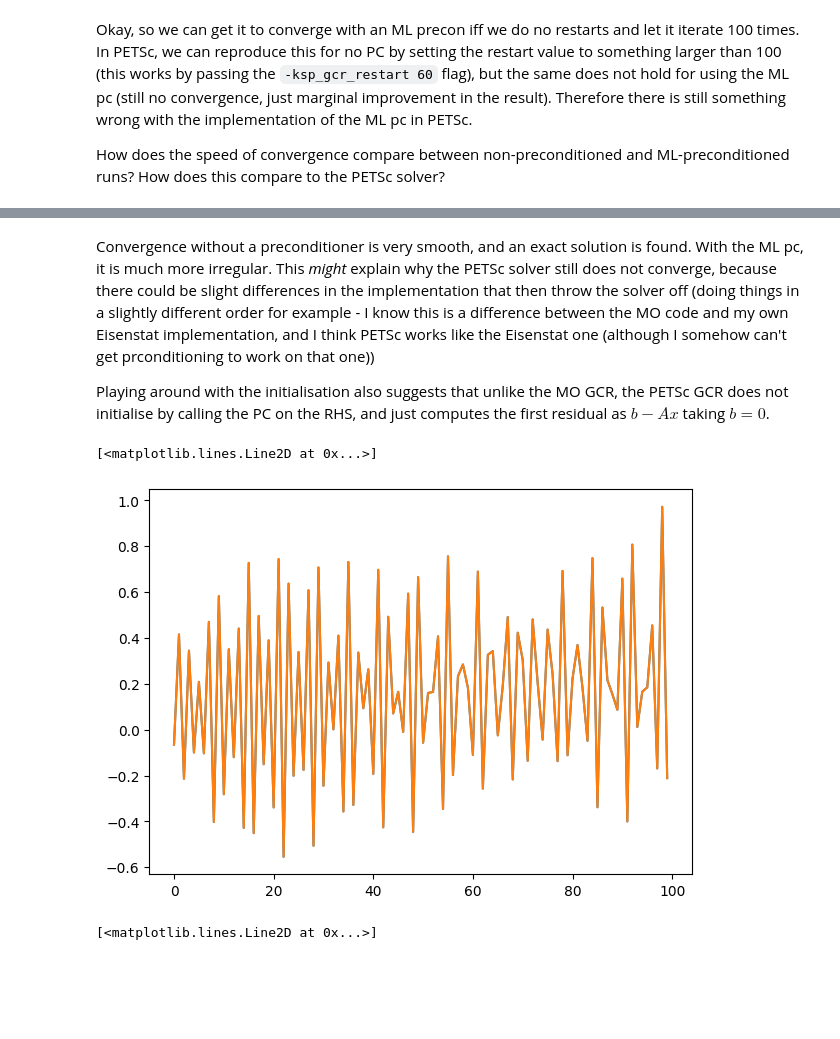
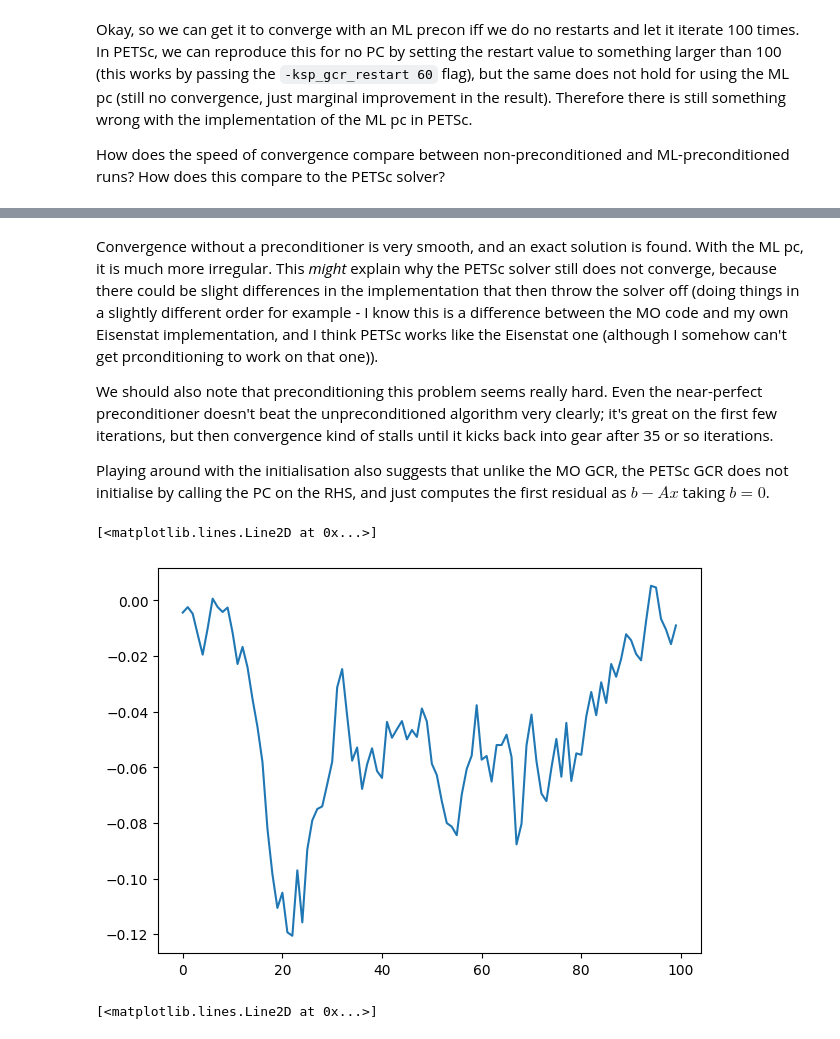
Before and after one commit to benni-bu/gusto, a Jupyter notebook: learning/testnb.ipynb, the cells around one changed output, grey strips where cells are left out. Saved outputs shown, nothing was run; the diff lists cells and outputs as text; code cells hidden in the pictures; blank space fills up the shorter version.

```diff
--- a/learning/testnb.ipynb
+++ b/learning/testnb.ipynb
@@ -493,0 +488,20 @@ def Jacobi(r):
+# %%
+P = np.linalg.inv(Lapl)
+mask = (np.ones((100, 100)) - np.eye(100) - np.eye(100, k=1) - np.eye(100, k=2) - np.eye(100, k=3)
+         - np.eye(100, k=-3) - np.eye(100, k=-2) - np.eye(100, k=-1))
+P[mask.astype(bool)] = P[mask.astype(bool)]*0.2
+P=P*3.25
+plt.imshow(P)
+
+def FabPC(r):
+    e = P @ r
+    return e
+
+
+def Jacobi(r):
+    #really this is a Neumann series approximation now
+    D = np.diag(Lapl)
+    LU = D*np.eye(100) - Lapl
+    Dinv = 1/D
+    e = np.dot(r, Dinv*(np.eye(100) + LU*Dinv + (LU*Dinv)**2))
+    return e
@@ -512,8 +533,9 @@ def GCR_MO(b, its, pc=True):
     for iv in range(its):
         if pc == True:
             # apply the preconditioner
-            Pv[iv] = prec(r)
+            #Pv[iv] = prec(r)
             #Pv[iv] = Jacobi(r)
+            Pv[iv] = FabPC(r)
         else:
             Pv[iv] = r
         # apply the operator
@@ -575,3 +597,5 @@ Let's run for a set number of iterations (no pc needs 51, ML pc needs 100) with
 (N.B. the EES cells may be ignored, they were just for figuring things out. MO algorithm works now!)
 # %%
 sol_noprec_mo, rs_noprec_mo, Pvs_noprec_mo, v_noprec_mo = GCR_MO(np.ones(100), 51, pc = False)
+# %%
+sol_noprec_mlguess, rs_noprec_mlguess, Pvs_noprec_mlguess, v_noprec_mlguess = GCR_MO(np.ones(100), 70, pc = False)
@@ -617,14 +653,16 @@ plt.legend()
 # %% [markdown]
-Convergence without a preconditioner is very smooth, and an exact solution is found. With the ML pc, it is much more irregular. This _might_ explain why the PETSc solver still does not converge, because there could be slight differences in the implementation that then throw the solver off (doing things in a slightly different order for example - I know this is a difference between the MO code and my own Eisenstat implementation, and I think PETSc works like the Eisenstat one (although I somehow can't get prconditioning to work on that one))
+Convergence without a preconditioner is very smooth, and an exact solution is found. With the ML pc, it is much more irregular. This _might_ explain why the PETSc solver still does not converge, because there could be slight differences in the implementation that then throw the solver off (doing things in a slightly different order for example - I know this is a difference between the MO code and my own Eisenstat implementation, and I think PETSc works like the Eisenstat one (although I somehow can't get prconditioning to work on that one)).
+
+We should also note that preconditioning this problem seems really hard. Even the near-perfect preconditioner doesn't beat the unpreconditioned algorithm very clearly; it's great on the first few iterations, but then convergence kind of stalls until it kicks back into gear after 35 or so iterations.
 
 Playing around with the initialisation also suggests that unlike the MO GCR, the PETSc GCR does not initialise by calling the PC on the RHS, and just computes the first residual as $b-Ax$ taking $b=0$.
 # %%
 #plt.plot(rs_prec_ees[1])
-plt.plot(np.ones(100) - np.dot(sol_ml, Lapl))
-plt.plot(rs_ml[98])
+plt.plot(np.ones(100) - np.dot(sol_noprec_mlguess, Lapl))
+#plt.plot(rs_ml[98])
 # %% [output]
 [<matplotlib.lines.Line2D at 0x...>]
-[figure, old version]
+[figure, new version]
 # %%
 plt.plot(prec(np.ones(100))-sol_noprec)
 # %% [output]
```
Also changed, not shown: parts of 19 cells of this notebook, 4 other files.
